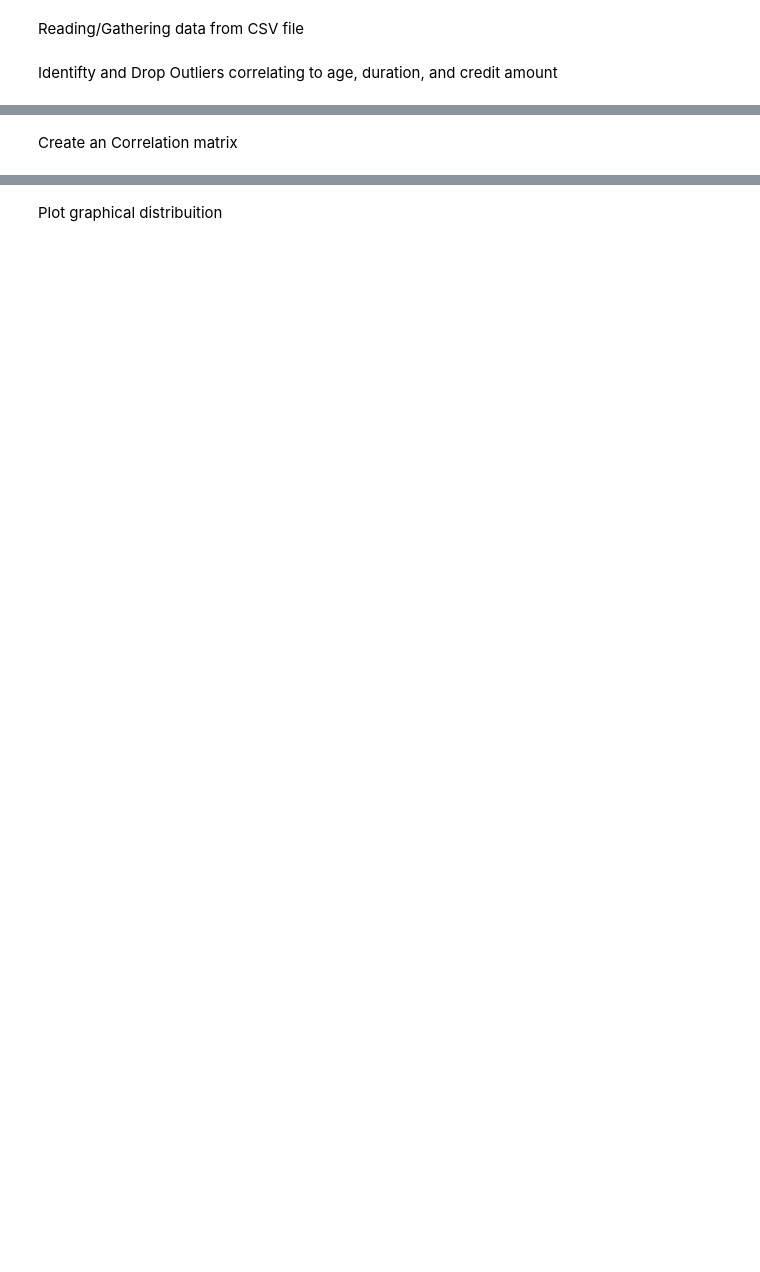
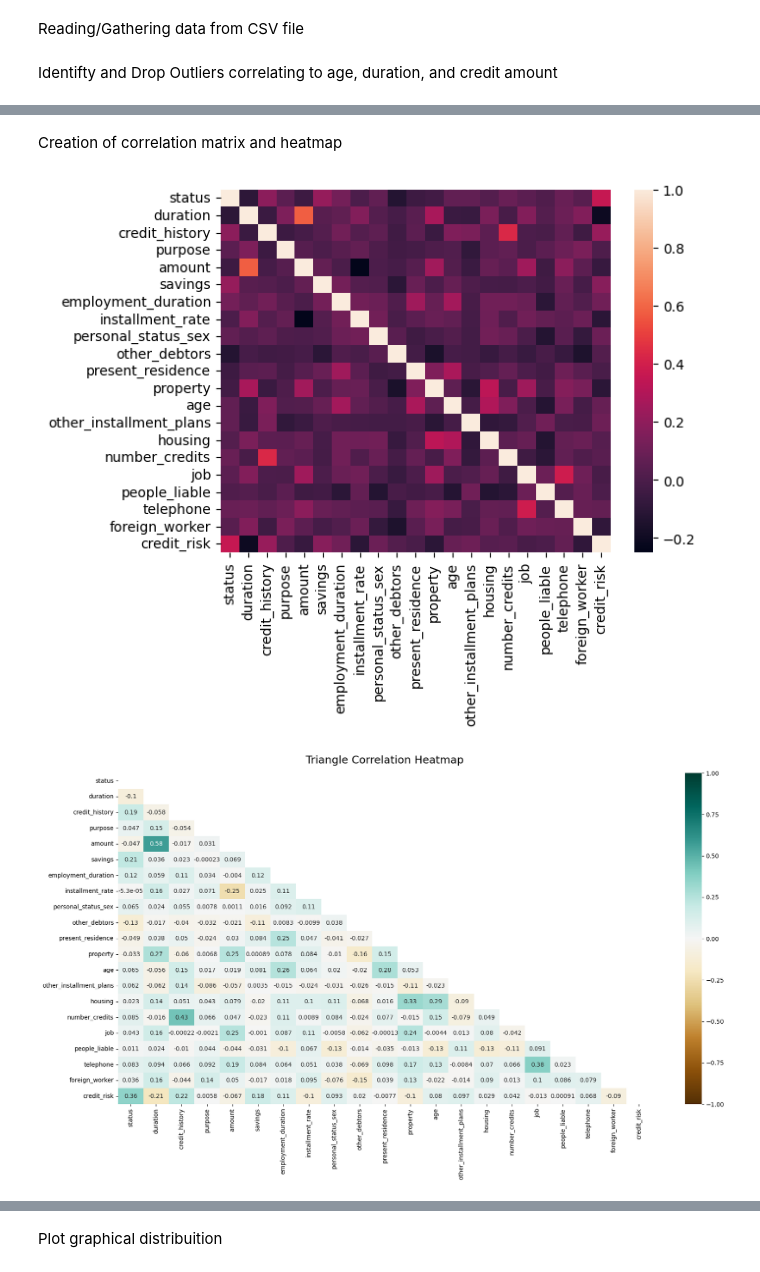
Before and after one commit to Jason2001167/CECS_456, a Jupyter notebook: Copy_of_CECS_456.ipynb, the cells around one changed output, grey strips where cells are left out. Cells and saved outputs as stored; diff of their text form; code cells hidden in the pictures; blank space fills up the shorter version.

```diff
--- a/Copy_of_CECS_456.ipynb
+++ b/Copy_of_CECS_456.ipynb
@@ -94,5 +200,3 @@ plt.show()
 Old Shape:  (1000, 21)
 New Shape:  (900, 21)
 [figure]
-# %% [markdown]
-Create an Correlation matrix
@@ -102,0 +203,21 @@ Create an Correlation matrix
+# %% [markdown]
+Creation of correlation matrix and heatmap
+# %%
+data_filtered.corr()
+
+sns.heatmap(data_filtered.corr());
+
+plt.figure(figsize=(20, 10))
+# define the mask to set the values in the upper triangle to True
+mask = np.triu(np.ones_like(data_filtered.corr(), dtype=np.bool))
+heatmap = sns.heatmap(data_filtered.corr(), mask=mask, vmin=-1, vmax=1, annot=True, cmap='BrBG')
+heatmap.set_title('Triangle Correlation Heatmap', fontdict={'fontsize':18}, pad=16);
+
+
+
+plt.figure(figsize=(8, 12))
+heatmap = sns.heatmap(data_filtered.corr()[['amount']].sort_values(by='amount', ascending=False), vmin=-1, vmax=1, annot=True, cmap='BrBG')
+heatmap.set_title('Features Correlating with amount', fontdict={'fontsize':18}, pad=16);
+# %% [output]
+[figure, added]
+[figure, added]
```
Also changed, not shown: parts of 28 cells of this notebook.
